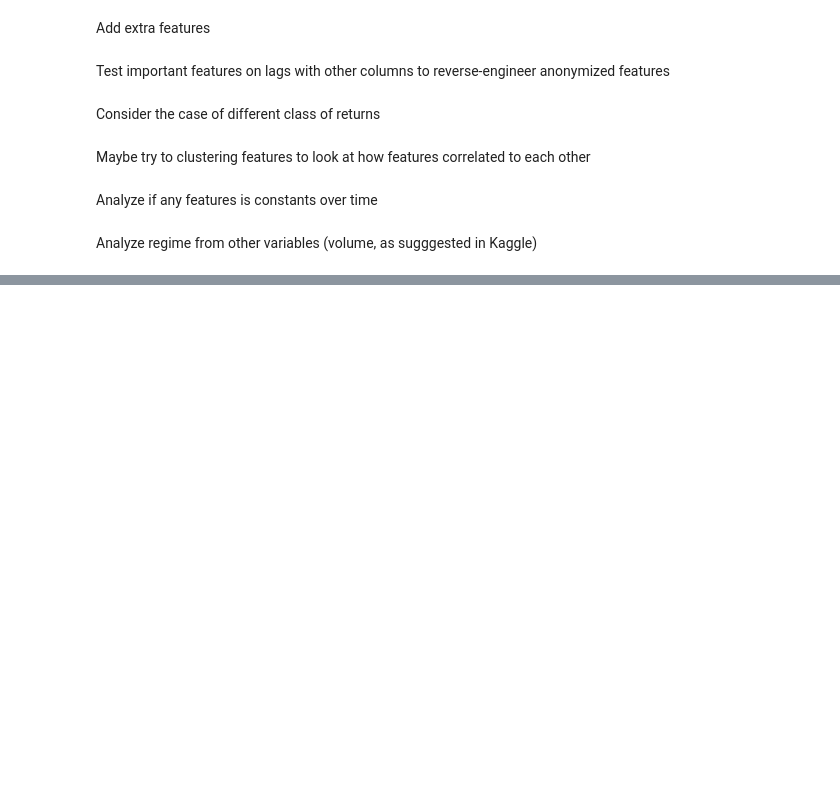
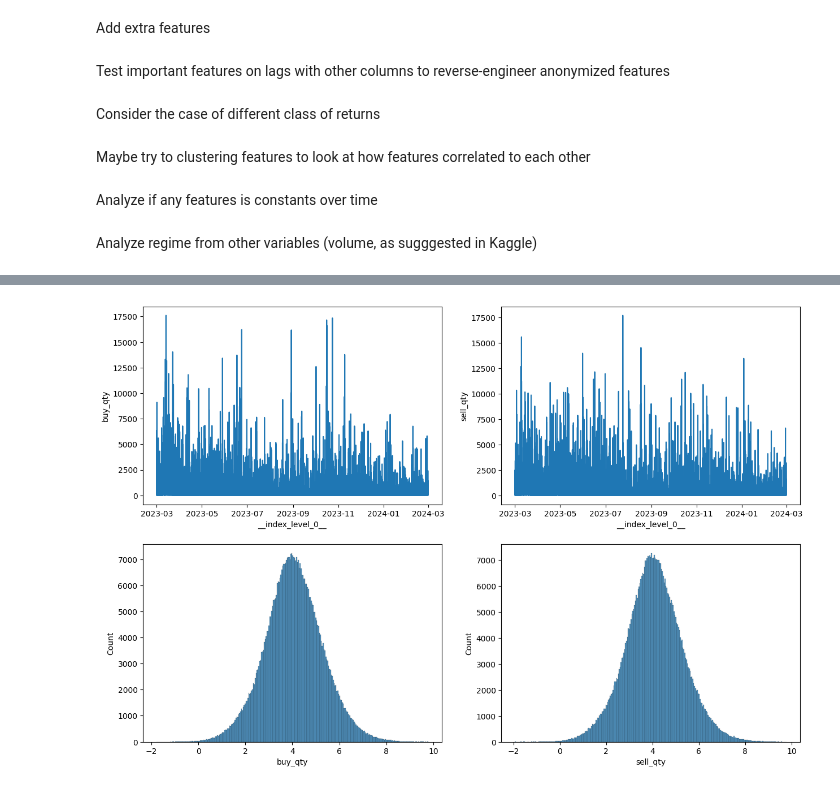
Before and after one commit to justpqa/drw-crypto-market-prediction, a Jupyter notebook: eda.ipynb, the cells around one changed output, grey strips where cells are left out. Drawn from its saved outputs; the diff is of its cells as text; code cells hidden in the pictures; blank space fills up the shorter version.

```diff
--- a/eda.ipynb
+++ b/eda.ipynb
@@ -672,0 +692,10 @@ sns.histplot(data = volume_over_time, x = "volume")
+# %%
+buy_sell_over_time = train_df.select(["__index_level_0__", "buy_qty", "sell_qty"]).collect().to_pandas()
+fig, ax = plt.subplots(figsize=(15, 10), nrows = 2, ncols = 2)
+sns.lineplot(data = buy_sell_over_time, x = "__index_level_0__", y = "buy_qty", ax = ax[0][0])
+sns.lineplot(data = buy_sell_over_time, x = "__index_level_0__", y = "sell_qty", ax = ax[0][1])
+sns.histplot(data = np.log(buy_sell_over_time["buy_qty"]), ax = ax[1][0])
+sns.histplot(data = np.log(buy_sell_over_time["sell_qty"]), ax = ax[1][1])
+plt.show()
+# %% [output]
+[figure, added]
```
Also changed, not shown: parts of 6 cells of this notebook, 5 other files.
